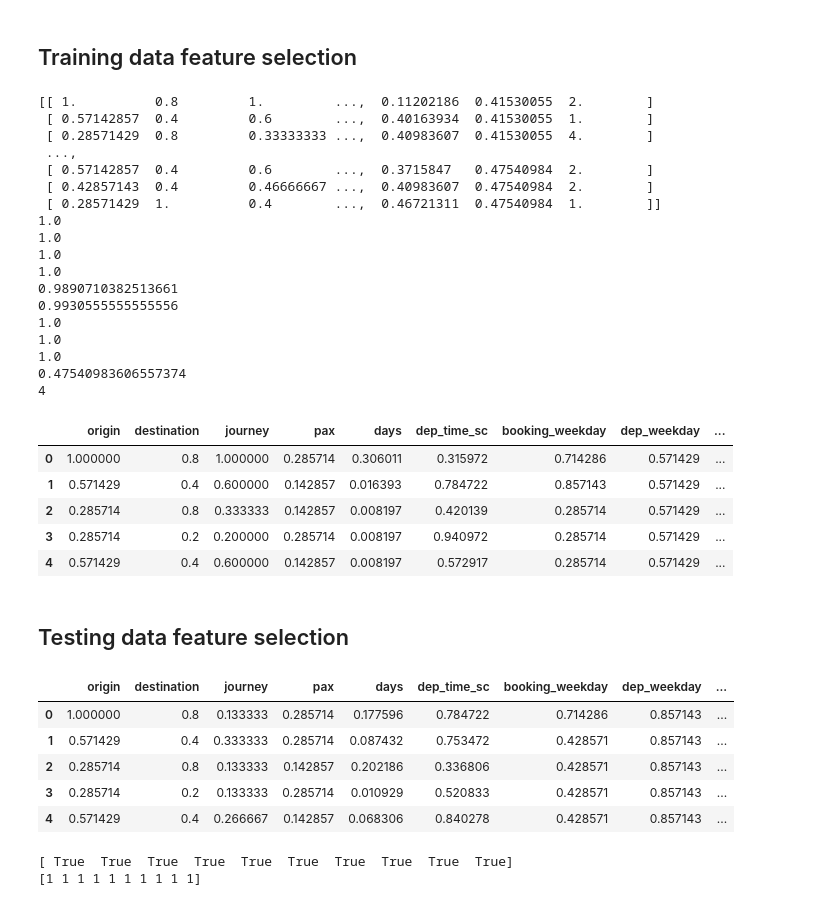
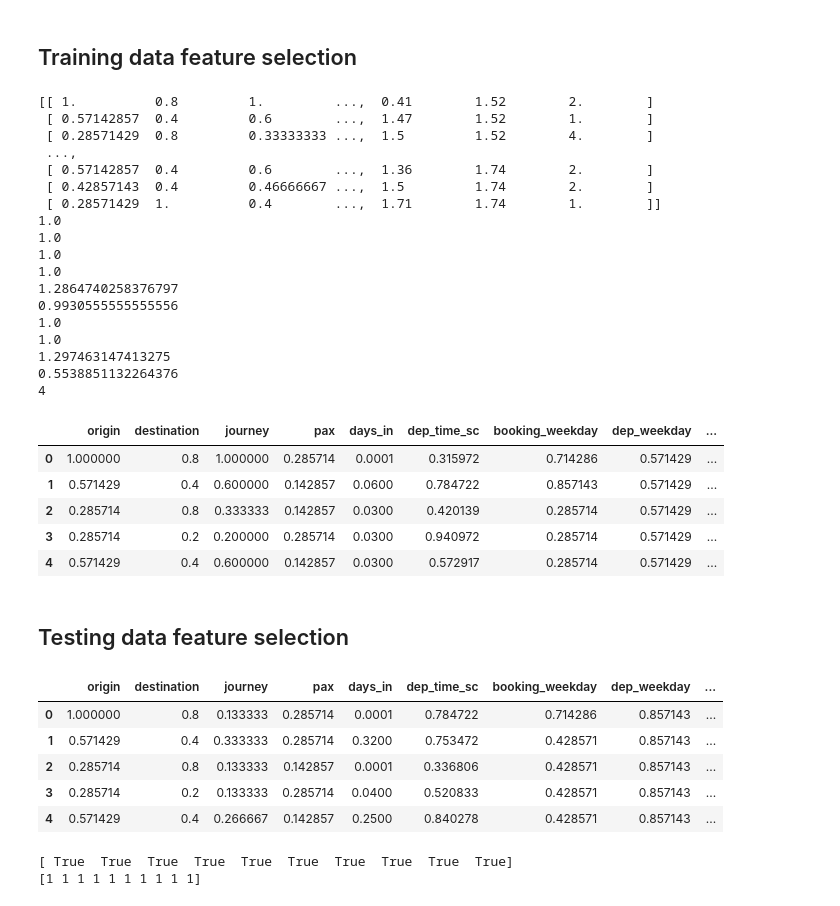
Before and after one commit to eldhoabraham/datathlete, a Jupyter notebook: v2/Datathletics-v2.ipynb, the cells around one changed output. Drawn from its saved outputs; the diff is of its cells as text; code cells hidden in the pictures.

```diff
--- a/v2/Datathletics-v2.ipynb
+++ b/v2/Datathletics-v2.ipynb
@@ -36,9 +43,10 @@ Location = r'test.csv'
 test_df = pd.read_csv(Location, parse_dates=['booking_date', 'dep_date'])
 #print(type(test_df["Hour"][0]))
 
-maxPax  = max(df['pax'])
-numDaysInYear = 366
+maxPax  = 7#max(df['pax'])
+numDaysInYear = 100
 numClasses = 4
+epsilon = 0.0001
 
 #df['dep_time'] = pd.to_datetime(pd.Series(sLength, index=df.index))
 #test_df['Day'] = pd.Series(sLength, index=df.index)
@@ -52,10 +60,16 @@ maxDest  = max(df['destination'])+1
 df['origin'] = (df['origin']+1)/maxOrg
 df['destination'] = (df['destination']+1)/maxDest
 df['days'] = (((df['dep_date'] - df['booking_date'])/np.timedelta64(1, 'D')).astype(int)+1)/numDaysInYear
+df['days_in'] = df.days[np.abs(df.days-df.days.mean())<=(2*df.days.std())]
+df['days_in'] = df.days_in.fillna(epsilon)
+df['days_log'] = np.log(df['days'])
 df['booking_weekday'] = (df['booking_date'].dt.dayofweek+1)/7
 df['dep_weekday'] = (df['dep_date'].dt.dayofweek+1)/7
 df['booking_date'] = (df['booking_date'].dt.dayofyear)/numDaysInYear
 df['dep_date'] = (df['dep_date'].dt.dayofyear)/numDaysInYear
+df['booking_date_in'] = np.abs(df.booking_date-df.booking_date.mean())<=(3*df.booking_date.std())
+df['booking_date_log'] = np.log(df['booking_date'])
+df['dep_date_log'] = np.log(df['dep_date'])
 df['fare_choice_sc'] = (df.groupby(['fare_choice']).ngroup()+1)
 df['dep_time_sc'] = (((df['dep_time']%100).astype(int)/5)+1 + ((df['dep_time']/100).astype(int)+1)*12)/((24*12))
 df['pax'] = df['pax']/maxPax
@@ -73,10 +87,15 @@ maxDest  = max(test_df['destination'])+1
 test_df['origin'] = (test_df['origin']+1)/maxOrg
 test_df['destination'] = (test_df['destination']+1)/maxDest
 test_df['days'] = (((test_df['dep_date'] - test_df['booking_date'])/np.timedelta64(1, 'D')).astype(int)+1)/numDaysInYear
+test_df['days_in'] = test_df.days[np.abs(test_df.days-df.days.mean())<=(2*test_df.days.std())]
+test_df['days_in'] = test_df.days_in.fillna(epsilon)
 test_df['booking_weekday'] = (test_df['booking_date'].dt.dayofweek+1)/7
 test_df['dep_weekday'] = (test_df['dep_date'].dt.dayofweek+1)/7
 test_df['booking_date'] = (test_df['booking_date'].dt.dayofyear)/numDaysInYear
+test_df['booking_date_in'] = np.abs(df.booking_date-df.booking_date.mean())<=(3*df.booking_date.std())
 test_df['dep_date'] = (test_df['dep_date'].dt.dayofyear)/numDaysInYear
+test_df['booking_date_log'] = np.log(test_df['booking_date'])
+test_df['dep_date_log'] = np.log(test_df['dep_date'])
 test_df['dep_time_sc'] = (((test_df['dep_time']%100).astype(int)/5)+1 + ((test_df['dep_time']/100).astype(int)+1)*12)/((24*12))
 test_df['pax'] = test_df['pax']/maxPax
 #df['id2'] = df.groupby(['destination']).ngroup()
@@ -215,58 +235,58 @@ plt.savefig('purchase_fre_job')
 ## Training data feature selection
 # %%
 #select columns here for features
-flightDataPd = df[['origin','destination','journey','pax', 'days','dep_time_sc','booking_weekday','dep_weekday','booking_date','dep_date','fare_choice_sc']]
+flightDataPd = df[['origin','destination','journey','pax', 'days_in','dep_time_sc','booking_weekday','dep_weekday','booking_date','dep_date','fare_choice_sc']]
 flightData = flightDataPd.as_matrix(columns=flightDataPd.columns[0:])
 print(flightData)
 #change the length of the features based on the selection
 featureLength = 10
 X = flightData[:,0:featureLength]
 #print(X)
 y = flightData[:,featureLength]
 #print(y)
 print(max(df['origin']))
 print(max(df['destination']))
 print(max(df['journey']))
 print(max(df['pax']))
-print(max(df['days']))
+print(max(df['days_log']))
 print(max(df['dep_time_sc']))
 print(max(df['booking_weekday']))
 print(max(df['dep_weekday']))
-print(max(df['booking_date']))
-print(max(df['dep_date']))
+print(max(df['booking_date_log']))
+print(max(df['dep_date_log']))
 print(max(df['fare_choice_sc']))
 
 flightDataPd.head()
 # %% [output]
-[[ 1.          0.8         1.         ...,  0.11202186  0.41530055  2.        ]
- [ 0.57142857  0.4         0.6        ...,  0.40163934  0.41530055  1.        ]
- [ 0.28571429  0.8         0.33333333 ...,  0.40983607  0.41530055  4.        ]
+[[ 1.          0.8         1.         ...,  0.41        1.52        2.        ]
+ [ 0.57142857  0.4         0.6        ...,  1.47        1.52        1.        ]
+ [ 0.28571429  0.8         0.33333333 ...,  1.5         1.52        4.        ]
  ...,
- [ 0.57142857  0.4         0.6        ...,  0.3715847   0.47540984  2.        ]
- [ 0.42857143  0.4         0.46666667 ...,  0.40983607  0.47540984  2.        ]
- [ 0.28571429  1.          0.4        ...,  0.46721311  0.47540984  1.        ]]
+ [ 0.57142857  0.4         0.6        ...,  1.36        1.74        2.        ]
+ [ 0.42857143  0.4         0.46666667 ...,  1.5         1.74        2.        ]
+ [ 0.28571429  1.          0.4        ...,  1.71        1.74        1.        ]]
 1.0
 1.0
 1.0
 1.0
-0.9890710382513661
+1.2864740258376797
 0.9930555555555556
 1.0
 1.0
-1.0
-0.47540983606557374
+1.297463147413275
+0.5538851132264376
 4
-|  | origin | destination | journey | pax | days | dep_time_sc | booking_weekday | dep_weekday | ... |
-| 0 | 1.000000 | 0.8 | 1.000000 | 0.285714 | 0.306011 | 0.315972 | 0.714286 | 0.571429 | ... |
-| 1 | 0.571429 | 0.4 | 0.600000 | 0.142857 | 0.016393 | 0.784722 | 0.857143 | 0.571429 | ... |
-| 2 | 0.285714 | 0.8 | 0.333333 | 0.142857 | 0.008197 | 0.420139 | 0.285714 | 0.571429 | ... |
-| 3 | 0.285714 | 0.2 | 0.200000 | 0.285714 | 0.008197 | 0.940972 | 0.285714 | 0.571429 | ... |
-| 4 | 0.571429 | 0.4 | 0.600000 | 0.142857 | 0.008197 | 0.572917 | 0.285714 | 0.571429 | ... |
+|  | origin | destination | journey | pax | days_in | dep_time_sc | booking_weekday | dep_weekday | ... |
+| 0 | 1.000000 | 0.8 | 1.000000 | 0.285714 | 0.0001 | 0.315972 | 0.714286 | 0.571429 | ... |
+| 1 | 0.571429 | 0.4 | 0.600000 | 0.142857 | 0.0600 | 0.784722 | 0.857143 | 0.571429 | ... |
+| 2 | 0.285714 | 0.8 | 0.333333 | 0.142857 | 0.0300 | 0.420139 | 0.285714 | 0.571429 | ... |
+| 3 | 0.285714 | 0.2 | 0.200000 | 0.285714 | 0.0300 | 0.940972 | 0.285714 | 0.571429 | ... |
+| 4 | 0.571429 | 0.4 | 0.600000 | 0.142857 | 0.0300 | 0.572917 | 0.285714 | 0.571429 | ... |
 # %% [markdown]
 ## Testing data feature selection
 # %%
 #select columns here for features
-flightDataTestPd = test_df[['origin','destination','journey','pax', 'days','dep_time_sc','booking_weekday','dep_weekday','booking_date','dep_date']]
+flightDataTestPd = test_df[['origin','destination','journey','pax', 'days_in','dep_time_sc','booking_weekday','dep_weekday','booking_date','dep_date']]
 flightDataTest = flightDataTestPd.as_matrix(columns=flightDataTestPd.columns[0:])
 
 #change the length of the features based on the selection
@@ -275,12 +295,12 @@ data_X_testF = flightDataTest[:,0:featureLength]
 #print(data_y_test)
 flightDataTestPd.head()
 # %% [output]
-|  | origin | destination | journey | pax | days | dep_time_sc | booking_weekday | dep_weekday | ... |
-| 0 | 1.000000 | 0.8 | 0.133333 | 0.285714 | 0.177596 | 0.784722 | 0.714286 | 0.857143 | ... |
-| 1 | 0.571429 | 0.4 | 0.333333 | 0.285714 | 0.087432 | 0.753472 | 0.428571 | 0.857143 | ... |
-| 2 | 0.285714 | 0.8 | 0.133333 | 0.142857 | 0.202186 | 0.336806 | 0.428571 | 0.857143 | ... |
-| 3 | 0.285714 | 0.2 | 0.133333 | 0.285714 | 0.010929 | 0.520833 | 0.428571 | 0.857143 | ... |
-| 4 | 0.571429 | 0.4 | 0.266667 | 0.142857 | 0.068306 | 0.840278 | 0.428571 | 0.857143 | ... |
+|  | origin | destination | journey | pax | days_in | dep_time_sc | booking_weekday | dep_weekday | ... |
+| 0 | 1.000000 | 0.8 | 0.133333 | 0.285714 | 0.0001 | 0.784722 | 0.714286 | 0.857143 | ... |
+| 1 | 0.571429 | 0.4 | 0.333333 | 0.285714 | 0.3200 | 0.753472 | 0.428571 | 0.857143 | ... |
+| 2 | 0.285714 | 0.8 | 0.133333 | 0.142857 | 0.0001 | 0.336806 | 0.428571 | 0.857143 | ... |
+| 3 | 0.285714 | 0.2 | 0.133333 | 0.285714 | 0.0400 | 0.520833 | 0.428571 | 0.857143 | ... |
+| 4 | 0.571429 | 0.4 | 0.266667 | 0.142857 | 0.2500 | 0.840278 | 0.428571 | 0.857143 | ... |
 # %%
 from sklearn import datasets
 from sklearn.feature_selection import RFE
```
Also changed, not shown: parts of 9 cells of this notebook, 1 other file.
